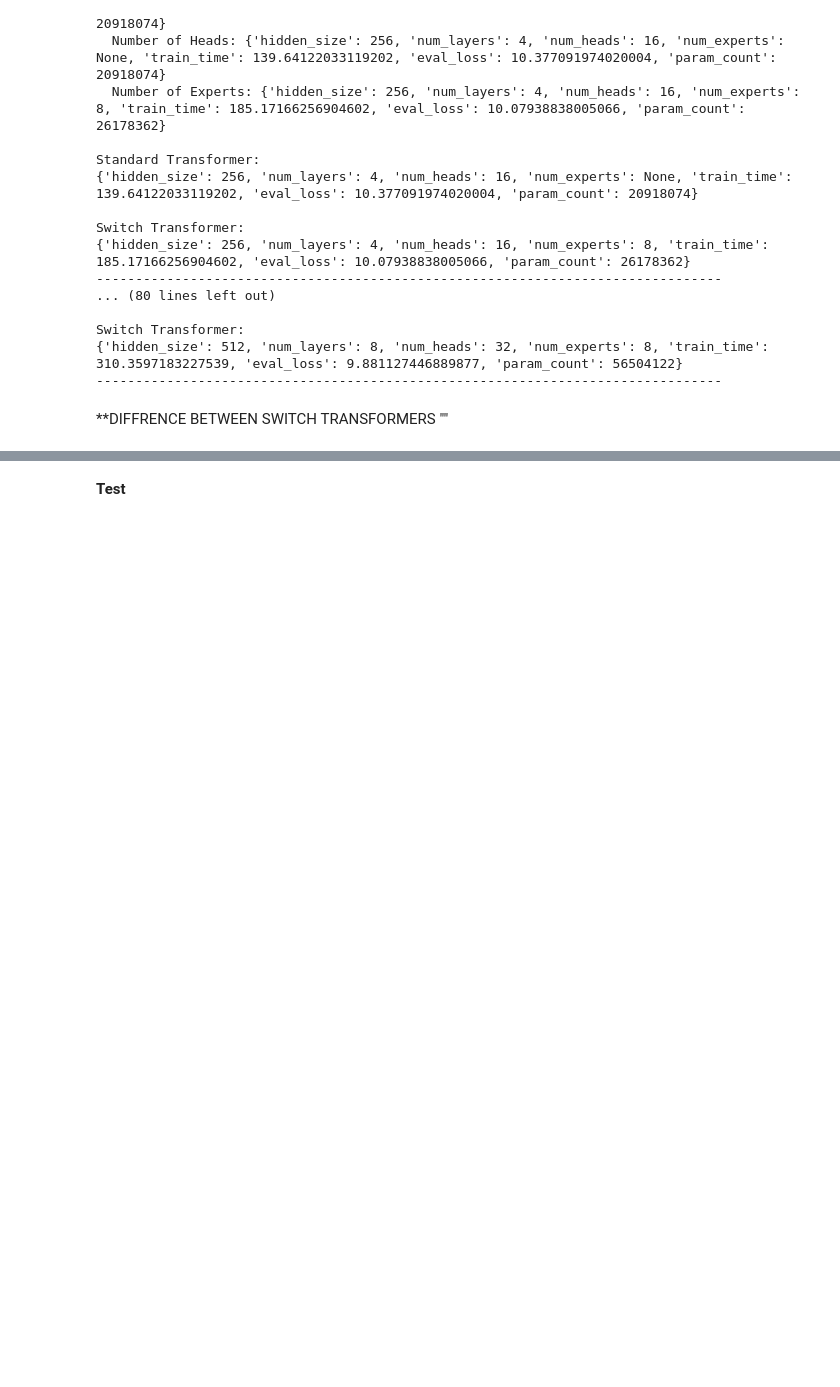
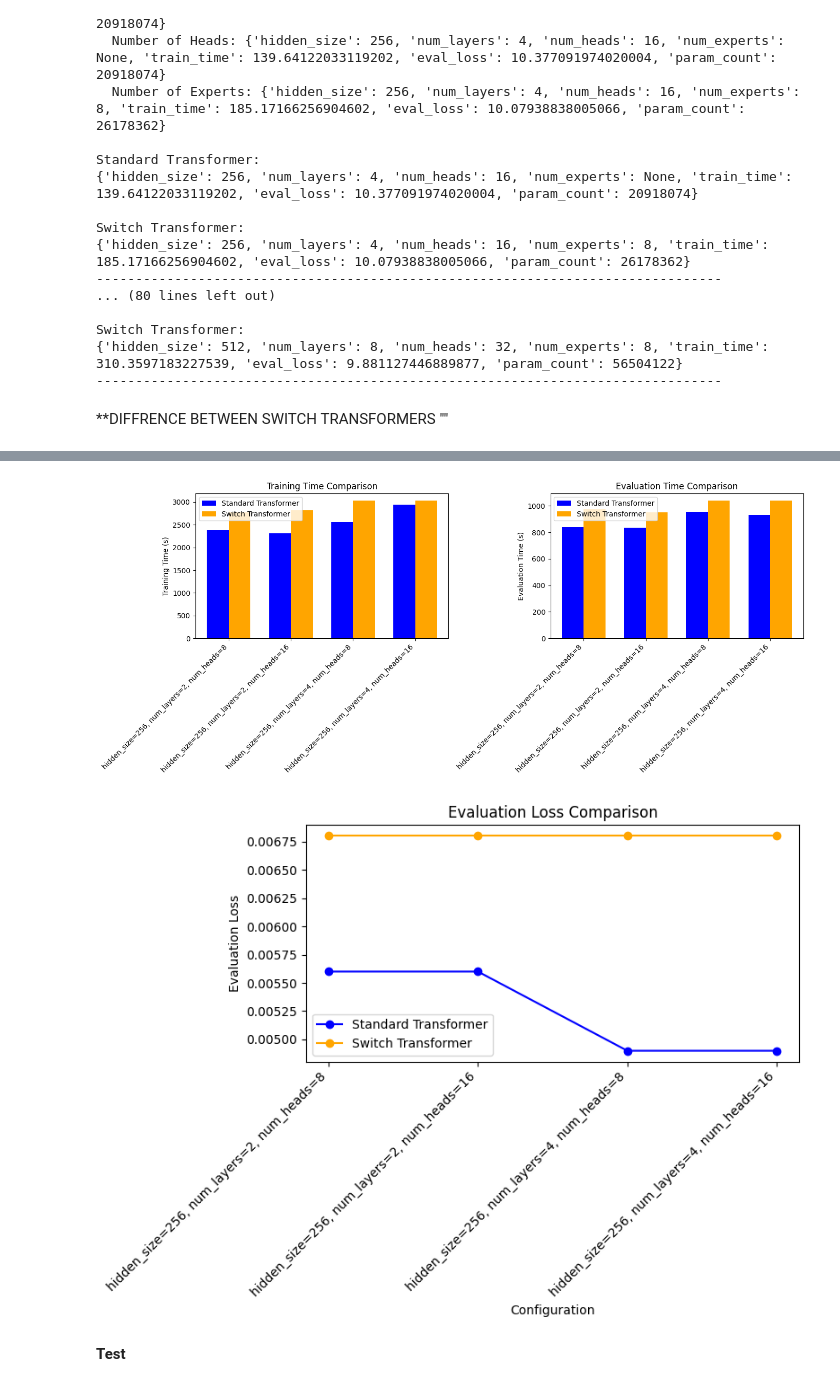
Before and after one commit to Saoudyahya/Scaling-Laws-Model-Architectures, a Jupyter notebook: scalling_laws.ipynb, the cells around one changed output, grey strips where cells are left out. Cells and saved outputs as stored; diff of their text form; code cells hidden in the pictures; blank space fills up the shorter version.

```diff
--- a/scalling_laws.ipynb
+++ b/scalling_laws.ipynb
@@ -1402,2 +2550,63 @@ for res in all_results:
+# %%
+import matplotlib.pyplot as plt
+import numpy as np
+
+# Define the configurations
+configs = [
+    "hidden_size=256, num_layers=2, num_heads=8",
+    "hidden_size=256, num_layers=2, num_heads=16",
+    "hidden_size=256, num_layers=4, num_heads=8",
+    "hidden_size=256, num_layers=4, num_heads=16"
+]
+
+# Define the metrics for each configuration
+train_times_standard = [2383.63, 2309.34, 2556.30, 2944.74]
+eval_times_standard = [837.65, 835.08, 954.38, 930.45]
+eval_loss_standard = [0.0056, 0.0056, 0.0049, 0.0049]
+
+train_times_switch = [2778.23, 2813.75, 3035.63, 3035.63]
+eval_times_switch = [974.50, 949.77, 1040.51, 1040.51]
+eval_loss_switch = [0.0068, 0.0068, 0.0068, 0.0068]
+
+# Plot training and evaluation times
+fig, ax1 = plt.subplots(1, 2, figsize=(14, 6))
+
+# Training Time Comparison
+x = np.arange(len(configs))
+width = 0.35
+ax1[0].bar(x - width/2, train_times_standard, width, label="Standard Transformer", color="blue")
+ax1[0].bar(x + width/2, train_times_switch, width, label="Switch Transformer", color="orange")
+ax1[0].set_xticks(x)
+ax1[0].set_xticklabels(configs, rotation=45, ha="right")
+ax1[0].set_ylabel("Training Time (s)")
+ax1[0].set_title("Training Time Comparison")
+ax1[0].legend()
+
+# Evaluation Time Comparison
+ax1[1].bar(x - width/2, eval_times_standard, width, label="Standard Transformer", color="blue")
+ax1[1].bar(x + width/2, eval_times_switch, width, label="Switch Transformer", color="orange")
+ax1[1].set_xticks(x)
+ax1[1].set_xticklabels(configs, rotation=45, ha="right")
+ax1[1].set_ylabel("Evaluation Time (s)")
+ax1[1].set_title("Evaluation Time Comparison")
+ax1[1].legend()
+
+plt.tight_layout()
+plt.show()
+
+# Plot evaluation loss comparison
+plt.figure(figsize=(8, 6))
+plt.plot(configs, eval_loss_standard, marker='o', label="Standard Transformer", color="blue")
+plt.plot(configs, eval_loss_switch, marker='o', label="Switch Transformer", color="orange")
+plt.xlabel("Configuration")
+plt.ylabel("Evaluation Loss")
+plt.title("Evaluation Loss Comparison")
+plt.legend()
+plt.xticks(rotation=45, ha="right")
+plt.tight_layout()
+plt.show()
+# %% [output]
+[figure, added]
+[figure, added]
 # %% [markdown]
 **Test**
```
Also changed, not shown: parts of 24 cells of this notebook.
